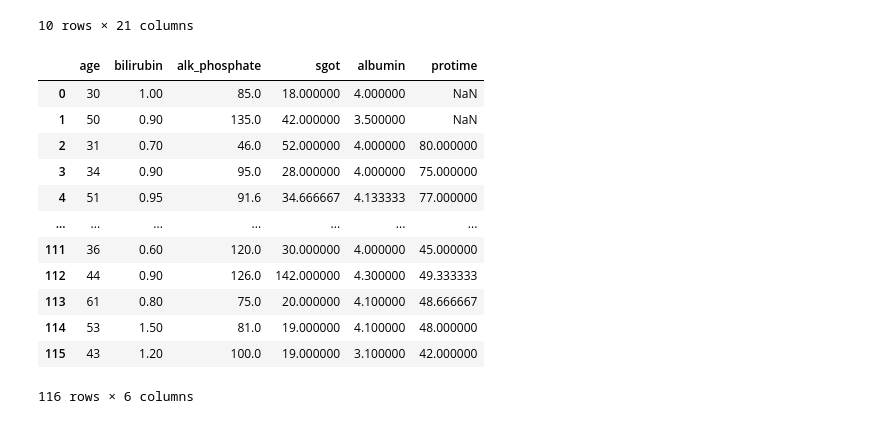
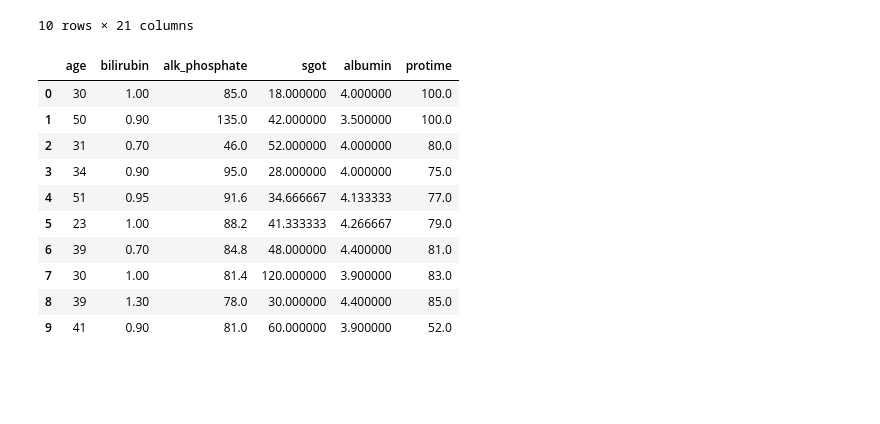
Before and after one commit to RDLL/curso_mineria_de_datos, a Jupyter notebook: Tarea4.ipynb, the cells around one changed output. Saved outputs shown, nothing was run; the diff lists cells and outputs as text; code cells hidden in the pictures; blank space fills up the shorter version.

```diff
--- a/Tarea4.ipynb
+++ b/Tarea4.ipynb
@@ -60,24 +60,25 @@ df.head(n=10)
 | 8 | 10 | 39 | female | False | True | False | False | False | False | True | ... |
 | 9 | 12 | 41 | female | True | True | True | False | False | True | True | ... |
 10 rows × 21 columns
-# %%
-columnas=["age", "bilirubin", "alk_phosphate", "sgot", "albumin", "protime"]
-datos = df[columnas].copy()
-datos
-# %% [output]
-|  | age | bilirubin | alk_phosphate | sgot | albumin | protime |
-| 0 | 30 | 1.00 | 85.0 | 18.000000 | 4.000000 | NaN |
-| 1 | 50 | 0.90 | 135.0 | 42.000000 | 3.500000 | NaN |
-| 2 | 31 | 0.70 | 46.0 | 52.000000 | 4.000000 | 80.000000 |
-| 3 | 34 | 0.90 | 95.0 | 28.000000 | 4.000000 | 75.000000 |
-| 4 | 51 | 0.95 | 91.6 | 34.666667 | 4.133333 | 77.000000 |
-| ... | ... | ... | ... | ... | ... | ... |
-| 111 | 36 | 0.60 | 120.0 | 30.000000 | 4.000000 | 45.000000 |
-| 112 | 44 | 0.90 | 126.0 | 142.000000 | 4.300000 | 49.333333 |
-| 113 | 61 | 0.80 | 75.0 | 20.000000 | 4.100000 | 48.666667 |
-| 114 | 53 | 1.50 | 81.0 | 19.000000 | 4.100000 | 48.000000 |
-| 115 | 43 | 1.20 | 100.0 | 19.000000 | 3.100000 | 42.000000 |
-116 rows × 6 columns
+# %%
+columnas=["age", "bilirubin", "alk_phosphate", "sgot", "albumin", "protime"]
+datos = df[columnas].copy()
+datos = datos.fillna(100)
+
+datos.head(n=10)
+#Llenamos los nulos de protime con su moda que es 100, esto para evitar NaN en el calculo de los valores Z, al calcular la moda y hacer uso de fillna no los llena todos
+# %% [output]
+|  | age | bilirubin | alk_phosphate | sgot | albumin | protime |
+| 0 | 30 | 1.00 | 85.0 | 18.000000 | 4.000000 | 100.0 |
+| 1 | 50 | 0.90 | 135.0 | 42.000000 | 3.500000 | 100.0 |
+| 2 | 31 | 0.70 | 46.0 | 52.000000 | 4.000000 | 80.0 |
+| 3 | 34 | 0.90 | 95.0 | 28.000000 | 4.000000 | 75.0 |
+| 4 | 51 | 0.95 | 91.6 | 34.666667 | 4.133333 | 77.0 |
+| 5 | 23 | 1.00 | 88.2 | 41.333333 | 4.266667 | 79.0 |
+| 6 | 39 | 0.70 | 84.8 | 48.000000 | 4.400000 | 81.0 |
+| 7 | 30 | 1.00 | 81.4 | 120.000000 | 3.900000 | 83.0 |
+| 8 | 39 | 1.30 | 78.0 | 30.000000 | 4.400000 | 85.0 |
+| 9 | 41 | 0.90 | 81.0 | 60.000000 | 3.900000 | 52.0 |
 # %%
 
 fig, axs = plt.subplots(nrows=3, ncols=2, figsize=(12, 12))
```
Also changed, not shown: parts of 6 cells of this notebook.
